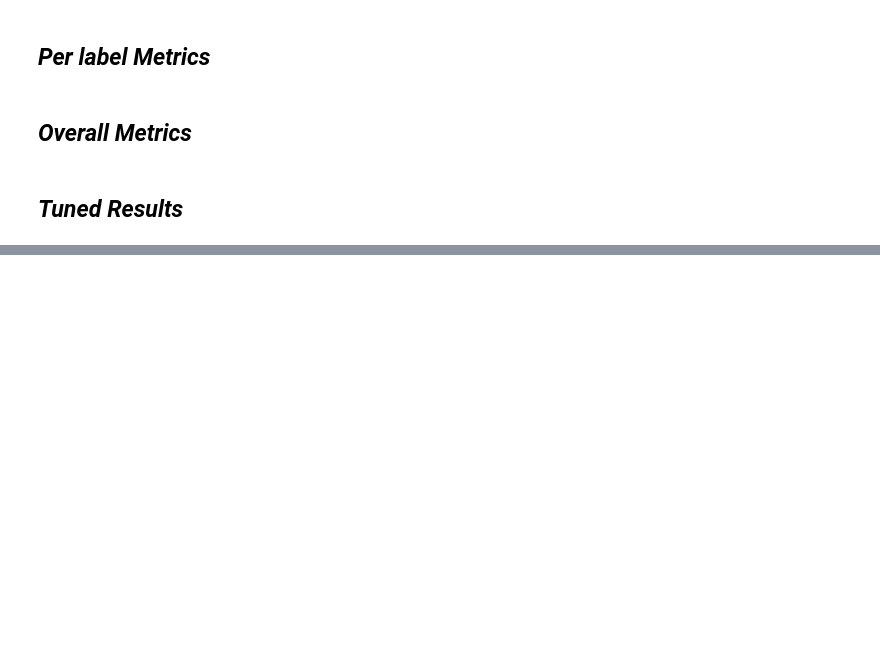
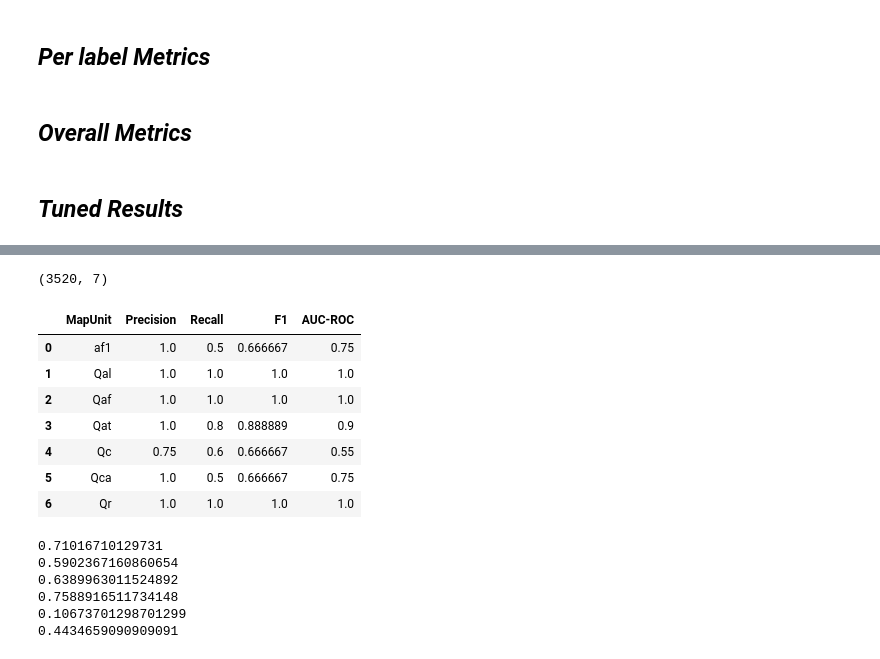
Before and after one commit to masseygeo/earthscape, a Jupyter notebook: code/model_classification.ipynb, the cells around one changed output, grey strips where cells are left out. Drawn from its saved outputs; the diff is of its cells as text; code cells hidden in the pictures; blank space fills up the shorter version.

Commit message:
Updated performance metrics calculations.

```diff
--- a/code/model_classification.ipynb
+++ b/code/model_classification.ipynb
@@ -223,3 +208,9 @@ plt.show()
 ##### Averaged over all labels - Precision, Recall, F1, AUC-ROC, & mean Average Precision (mAP), Hamming loss, Subset Accuracy
 # %% [markdown]
 ## *Tuned Results*
+# %%
+device = torch.device('cuda' if torch.cuda.is_available() else 'cpu')
+
+model.load_state_dict(torch.load(r'../data/warren/model_output/best_model.pth', map_location='cpu'))
+
+model.eval()
@@ -225,0 +359,29 @@ plt.show()
+# %%
+test_predictions, test_targets = test_model(model, test_loader, device='cpu', output_dir=None)
+# %%
+test_predictions.shape
+# %% [output]
+(3520, 7)
+# %%
+df = pd.DataFrame(columns=['MapUnit', 'Precision', 'Recall', 'F1', 'AUC-ROC'])
+
+for idx, unit in enumerate(['af1', 'Qal', 'Qaf', 'Qat', 'Qc', 'Qca', 'Qr']):
+    df.loc[idx, 'MapUnit'] = unit
+    preds = test_predictions[idx]
+    targs = test_targets[idx]
+    precision, recall, f1, auc_roc = calculate_label_precision_recall_f1_aucroc(preds, targs, threshold=0.5)
+    df.loc[idx, 'Precision'] = precision
+    df.loc[idx, 'Recall'] = recall
+    df.loc[idx, 'F1'] = f1
+    df.loc[idx, 'AUC-ROC'] = auc_roc
+
+df.head(10)
+# %% [output]
+|  | MapUnit | Precision | Recall | F1 | AUC-ROC |
+| 0 | af1 | 1.0 | 0.5 | 0.666667 | 0.75 |
+| 1 | Qal | 1.0 | 1.0 | 1.0 | 1.0 |
+| 2 | Qaf | 1.0 | 1.0 | 1.0 | 1.0 |
+| 3 | Qat | 1.0 | 0.8 | 0.888889 | 0.9 |
+| 4 | Qc | 0.75 | 0.6 | 0.666667 | 0.55 |
+| 5 | Qca | 1.0 | 0.5 | 0.666667 | 0.75 |
+| 6 | Qr | 1.0 | 1.0 | 1.0 | 1.0 |
@@ -225,0 +404,16 @@ plt.show()
+# %%
+macro_precision, macro_recall, macro_f1, mean_ap, h_loss, subset_acc = calculate_global_metrics(test_targets, test_predictions, threshold=0.5)
+
+print(macro_precision)
+print(macro_recall)
+print(macro_f1)
+print(mean_ap)
+print(h_loss)
+print(subset_acc)
+# %% [output]
+0.71016710129731
+0.5902367160860654
+0.6389963011524892
+0.7588916511734148
+0.10673701298701299
+0.4434659090909091
```
Also changed, not shown: parts of 8 cells of this notebook, 4 other files.
